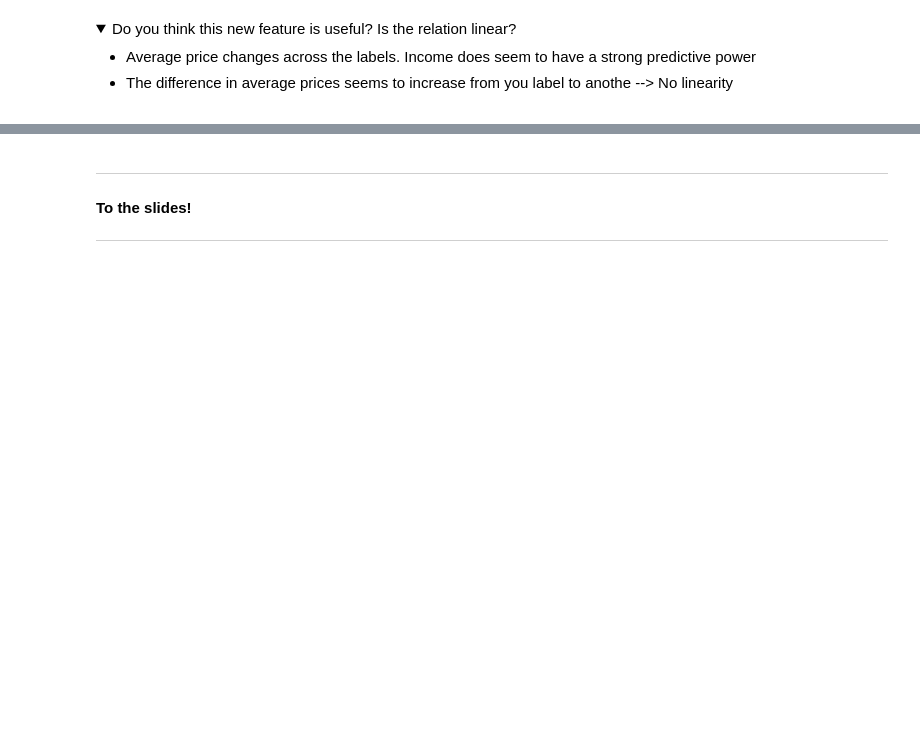
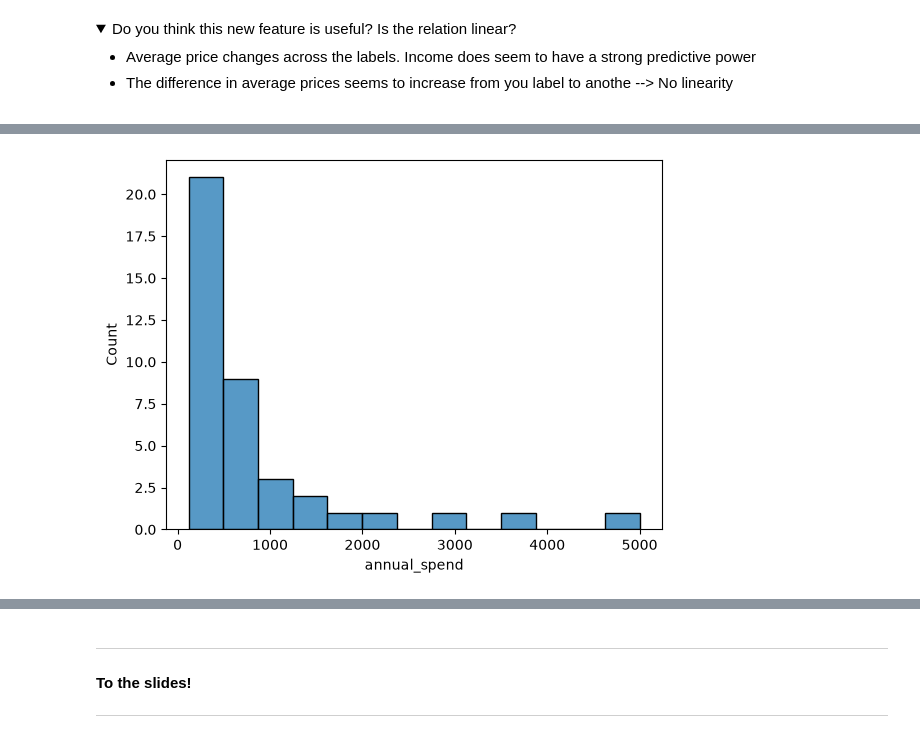
Before and after one commit to talalal3thman/test-github, a Jupyter notebook: content/03-supervised-machine-learning/06-feature-engineering/02-notebooks/02-feature-engineering.ipynb, the cells around one changed output, grey strips where cells are left out. Drawn from its saved outputs; the diff is of its cells as text; code cells hidden in the pictures; folded sections open; blank space fills up the shorter version.

```diff
--- a/content/03-supervised-machine-learning/06-feature-engineering/02-notebooks/02-feature-engineering.ipynb
+++ b/content/03-supervised-machine-learning/06-feature-engineering/02-notebooks/02-feature-engineering.ipynb
@@ -398,0 +537,6 @@ customers.head()
+# %%
+# Solution
+# 1. Distribution
+sns.histplot(customers["annual_spend"]);
+# %% [output]
+[figure, added]
```
Also changed, not shown: parts of 56 cells of this notebook, 25 other files.
